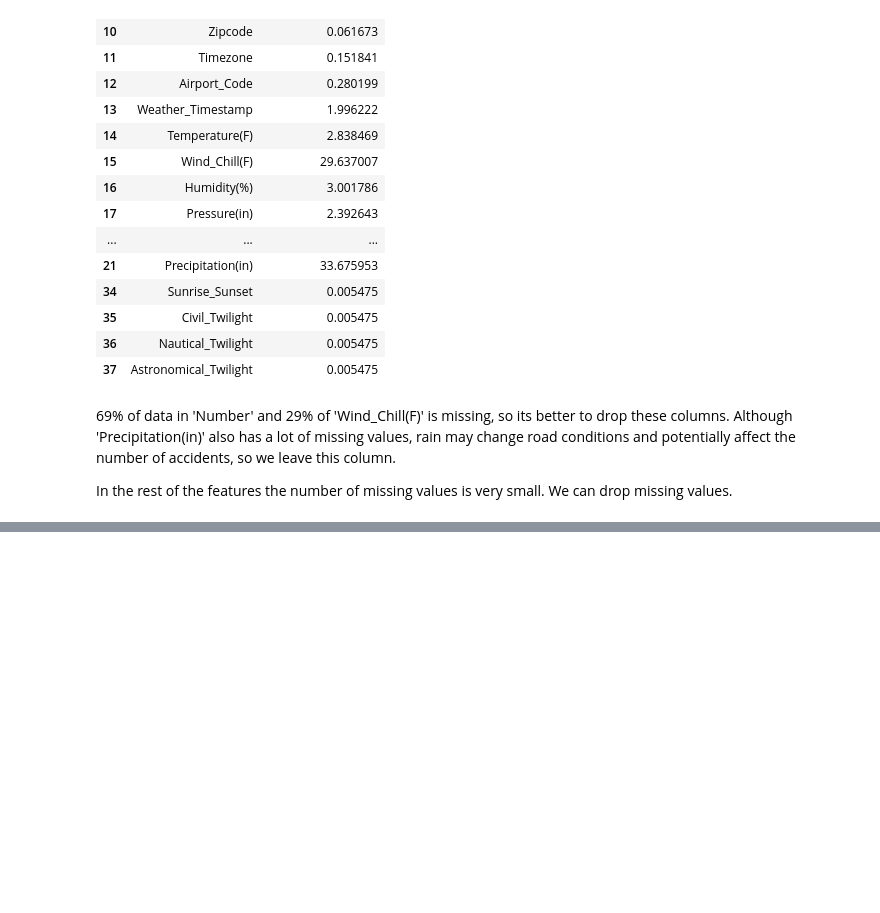
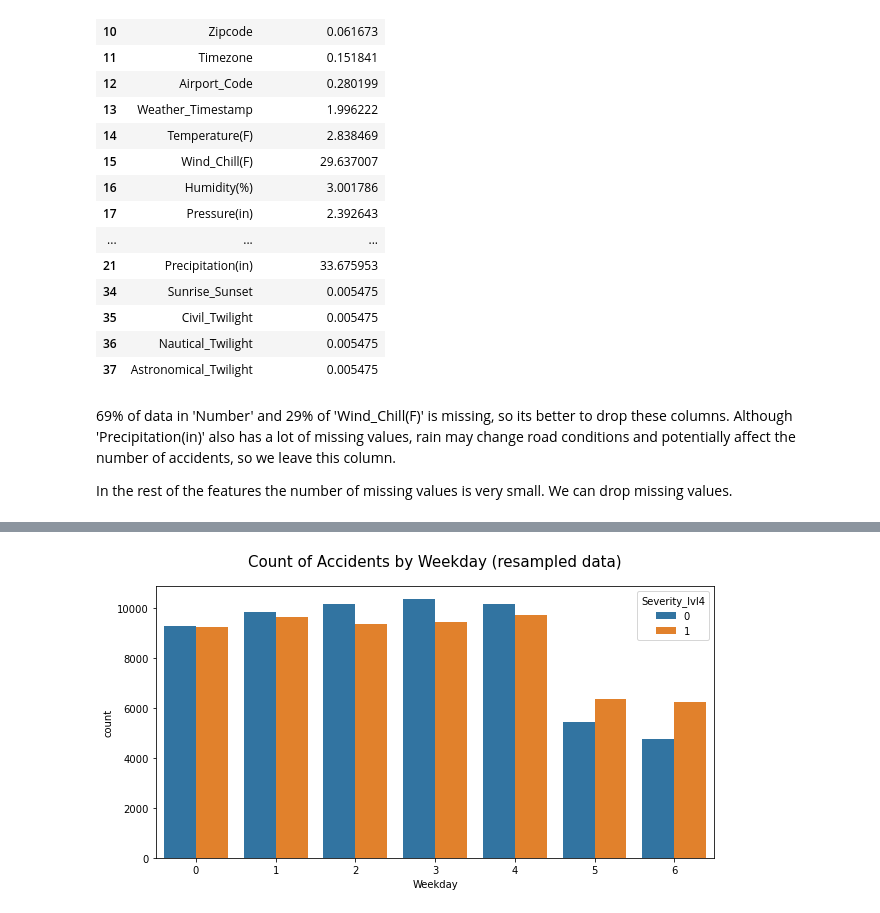
Before and after one commit to AlekseiPronin/FinalProject_DataAnalysis_US_Accidents, a Jupyter notebook: EDA.ipynb, the cells around one changed output, grey strips where cells are left out. Saved outputs shown, nothing was run; the diff lists cells and outputs as text; code cells hidden in the pictures; blank space fills up the shorter version.

```diff
--- a/EDA.ipynb
+++ b/EDA.ipynb
@@ -552,0 +556,9 @@ plt.show()
+# %%
+# Count of accidents by Weekday
+
+plt.figure(figsize=(10,5))
+sns.countplot(x='Weekday', hue='Severity_lvl4', data=df_balanced)
+plt.title('Count of Accidents by Weekday (resampled data)', size=15, y=1.05)
+plt.show()
+# %% [output]
+[figure, added]
```
Also changed, not shown: parts of 22 cells of this notebook.
